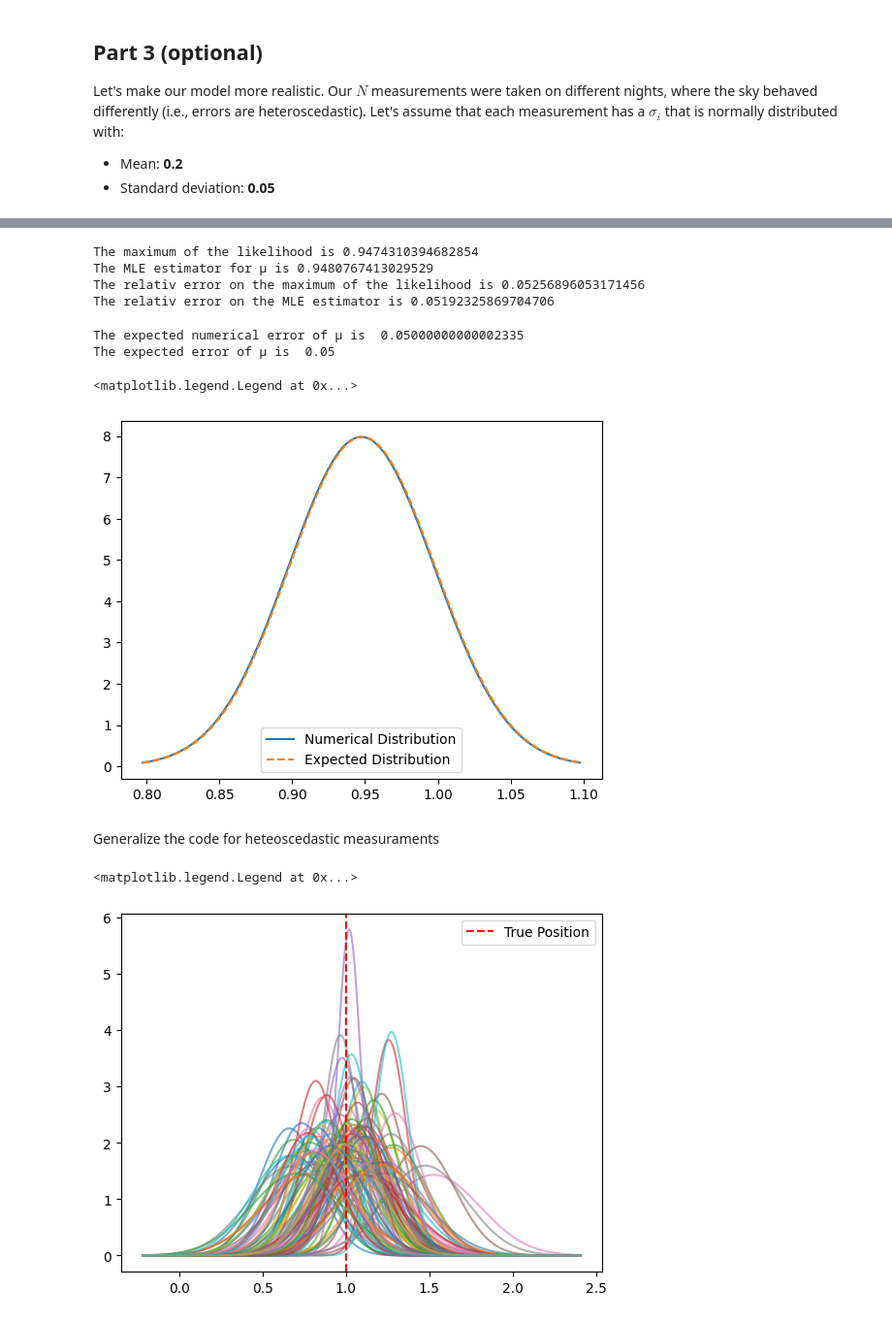
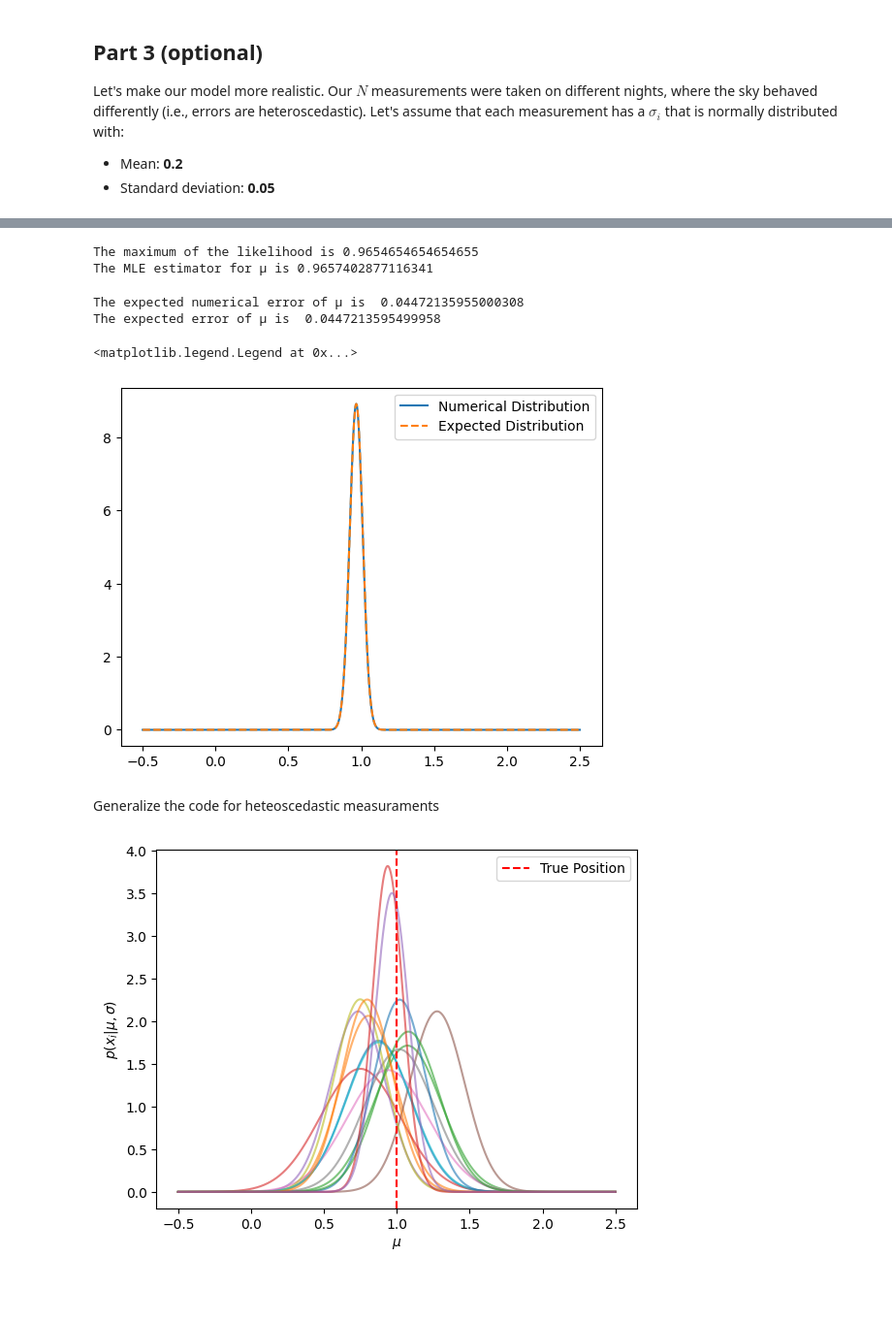
Before and after one commit to oblivion0218/ES_AstroStatistic, a Jupyter notebook: Sara_Antonellini/Lecture4/position.ipynb, the cells around one changed output, grey strips where cells are left out. Shown at 97% size. Cells and saved outputs as stored; diff of their text form; code cells hidden in the pictures; blank space fills up the shorter version.

```diff
--- a/Sara_Antonellini/Lecture4/position.ipynb
+++ b/Sara_Antonellini/Lecture4/position.ipynb
@@ -102,66 +101,67 @@ plt.legend()
 # %%
-max_value = value[np.argmax(likelihood)]
+# Find the μ value where the likelihood is maximum
+max_value = xgrid[np.argmax(likelihood)]
 print("The maximum of the likelihood is", max_value)
+# Compute the MLE estimator for μ using the sample mean
 mu_estimator=np.mean(xi)
 print("The MLE estimator for μ is", mu_estimator)
-err_max=np.abs(max_value-mu_true)/mu_true
-err_est=np.abs(mu_estimator-mu_true)/mu_true
-print("The relativ error on the maximum of the likelihood is", err_max)
-print("The relativ error on the MLE estimator is", err_est)
 # %% [output]
-The maximum of the likelihood is 0.9474310394682854
-The MLE estimator for μ is 0.9480767413029529
-The relativ error on the maximum of the likelihood is 0.05256896053171456
-The relativ error on the MLE estimator is 0.05192325869704706
+The maximum of the likelihood is 0.9654654654654655
+The MLE estimator for μ is 0.9657402877116341
 # %%
-derivate=np.diff(log_likelihood,2)
-dteta=value[1]-value[0]
+derivate=np.diff(log_likelihood,2) # Compute the second numerical derivative of the log-likelihood
+dteta=xgrid[1]-xgrid[0] #divide through by our deltateta^2 to get the correct normalization
 f=-1*derivate/(dteta**2)
+# Adjust index for reduced length of 'derivate' array compared to 'likelihood'
+# np.diff reduces length by 2, so subtract 2 to get Fisher info at MLE index
 mfischer_n=f[np.argmax(likelihood)-2]
 sigmamu_n=np.sqrt(1/mfischer_n)
 print("The expected numerical error of μ is ", sigmamu_n)
 
-matrixf_mu=-N/sigma_gen**2
+# Calculate the analytical Fisher information
+matrixf_mu=-N/sigma**2
 sigmamu=np.sqrt(-1/matrixf_mu)
 print("The expected error of μ is ", sigmamu)
 # %% [output]
-The expected numerical error of μ is  0.05000000000002335
-The expected error of μ is  0.05
+The expected numerical error of μ is  0.04472135955000308
+The expected error of μ is  0.0447213595499958
 # %%
-x=np.linspace(max_value-3*sigmamu_n,max_value+3*sigmamu_n, 500)
-gauss_n=norm.pdf(x,max_value,sigmamu_n)
-gauss=norm.pdf(x,mu_estimator,sigmamu)
-plt.plot(x,gauss_n,label="Numerical Distribution", ls='-')
-plt.plot(x,gauss, label="Expected Distribution", ls='dashed')
+gauss_n=norm.pdf(xgrid,max_value,sigmamu_n)
+gauss=norm.pdf(xgrid,mu_estimator,sigmamu)
+plt.plot(xgrid,gauss_n,label="Numerical Distribution", ls='-')
+plt.plot(xgrid,gauss, label="Expected Distribution", ls='dashed')
 plt.legend()
 # %% [output]
 <matplotlib.legend.Legend at 0x...>
-[figure, old version]
+[figure, new version]
 # %% [markdown]
 Generalize the code for heteoscedastic measuraments
 # %%
-N=100
-mu_true=1
-sigma_true=0.2
-sigma_gen=0.5 #Measurement error
-mu_s=0.2
-sigma_s=0.05
+N=15
+mu_true = 1 # True underlying position of the quasar
+mu_s = 0.2 # Mean of the error distribution
+sigma_s = 0.05 # Std of the error distribution
 np.random.seed(42)
-sigmai=np.random.normal(mu_s, sigma_s,N)
+sigmai=np.random.normal(mu_s, sigma_s,N) # Generate heteroscedastic measurement errors
 x= []
+# For each σ_i, draw a measurement from N(μ_true, σ_i)
 for s in sigmai:
     sample = norm(mu_true, s).rvs(1)
     x.append(sample)
 
 xi= np.concatenate(x)
 # %%
-value=np.linspace(min(xi)-3*max(sigmai),max(xi)+3*max(sigmai), 1000)
+# Plot each individual likelihood p(x_i | μ, σ_i)
+Ls = []
 for i in range(N):
-    gauss=norm.pdf(value, xi[i], sigmai[i]) #Drawing of Gaussians centred on each measurement
-    plt.plot(value, gauss, alpha=0.6)
+    gauss=norm.pdf(xgrid, xi[i], sigmai[i]) # Gaussian centered at x_i with std σ_i
+    Ls.append(gauss)
+    plt.plot(xgrid, gauss, alpha=0.6)
 
 plt.axvline(mu_true, color="red", linestyle="--", label="True Position")
 plt.legend()
+plt.xlabel('$\mu$')
+plt.ylabel(r'$p(x_i|\mu,\sigma)$')
+plt.show()
 # %% [output]
-<matplotlib.legend.Legend at 0x...>
-[figure, old version]
+[figure, new version]
```
Also changed, not shown: parts of 10 cells of this notebook.
